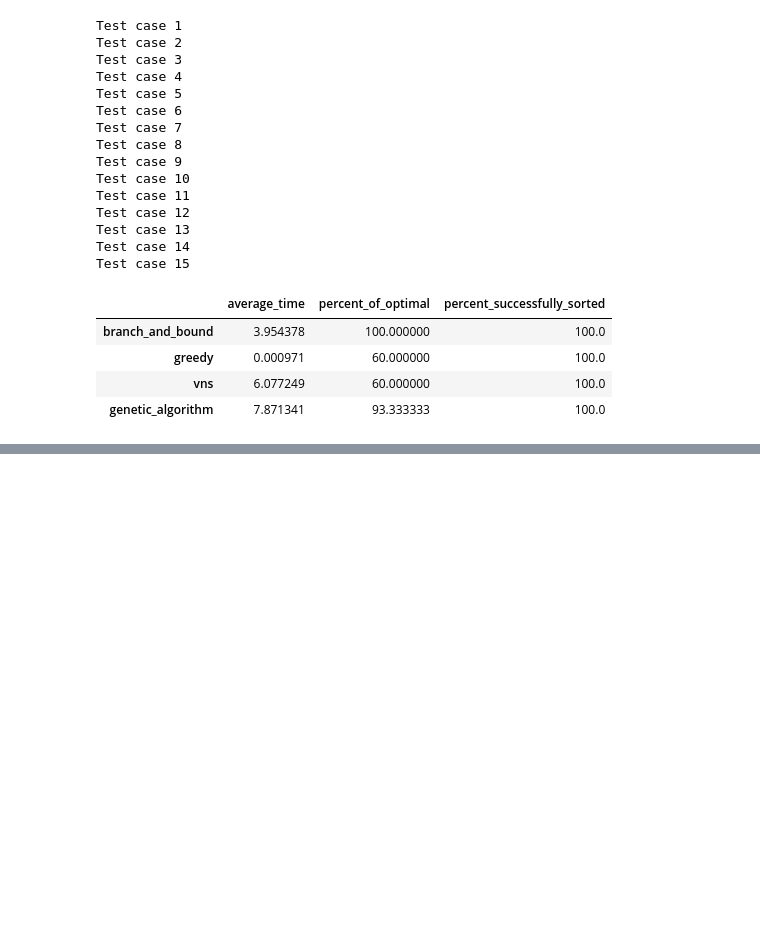
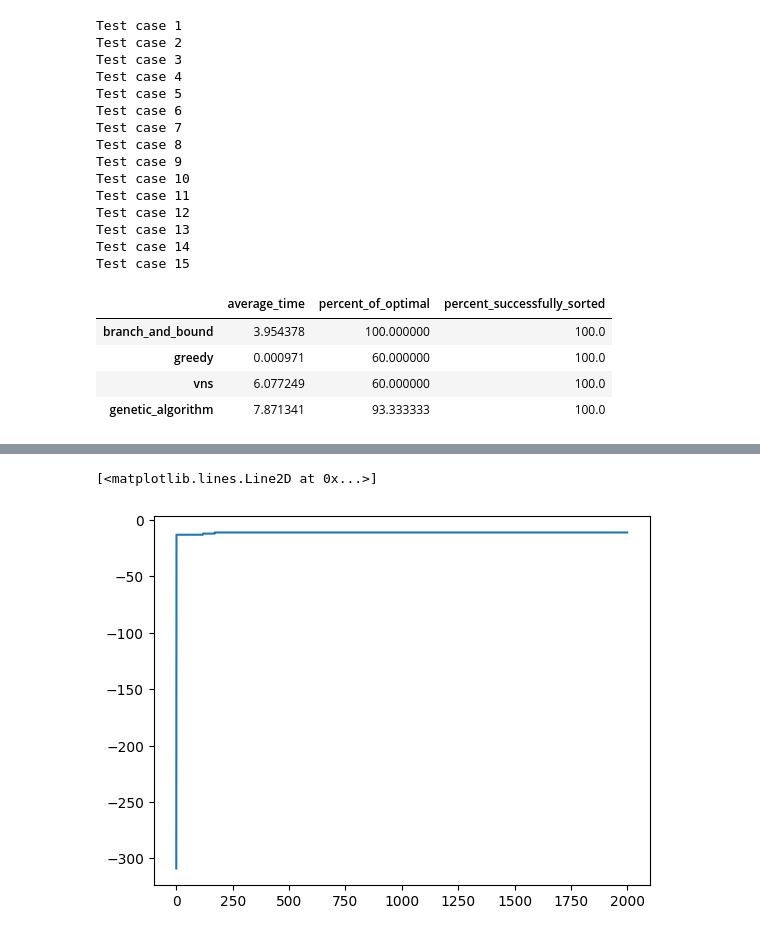
Before and after one commit to FilipNedeljkovic/Minimum-sorting-by-reversals, a Jupyter notebook: main.ipynb, the cells around one changed output, grey strips where cells are left out. Drawn from its saved outputs; the diff is of its cells as text; code cells hidden in the pictures; blank space fills up the shorter version.

```diff
--- a/main.ipynb
+++ b/main.ipynb
@@ -125,0 +137,6 @@ Test case 10
+# %%
+solution, _, values = vns(testing.load_instance("data/medium/10.json"), 2000, k_max=10)
+plt.plot(values)
+# %% [output]
+[<matplotlib.lines.Line2D at 0x...>]
+[figure, added]
```
Also changed, not shown: parts of 6 cells of this notebook, 2 other files.
